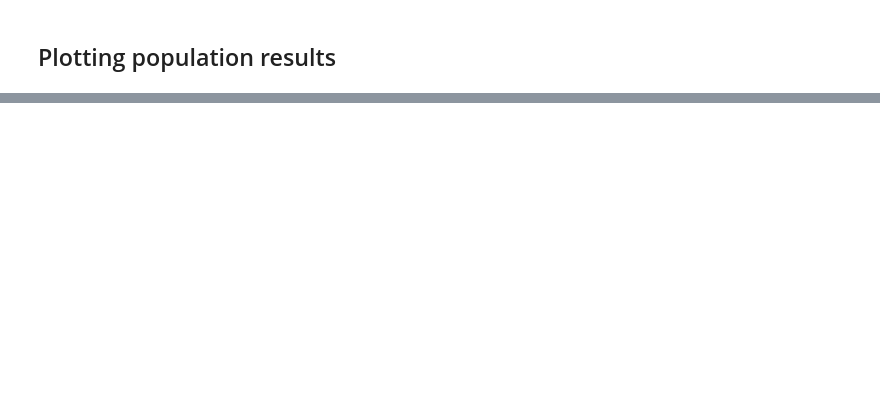
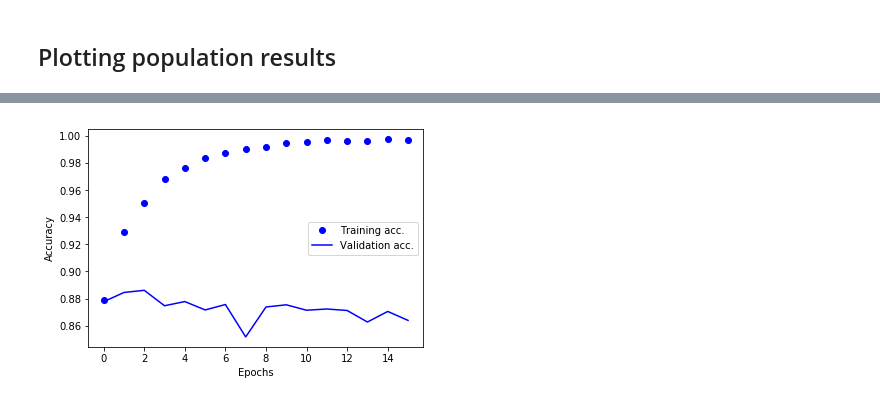
Before and after one commit to dylan-stark/pybt, a Jupyter notebook: notebooks/imdb.ipynb, the cells around one changed output, grey strips where cells are left out. Saved outputs shown, nothing was run; the diff lists cells and outputs as text; code cells hidden in the pictures; blank space fills up the shorter version.

```diff
--- a/notebooks/imdb.ipynb
+++ b/notebooks/imdb.ipynb
@@ -124,0 +217,4 @@ plt.show()
+# %%
+plot_member_acc(obs, 16).show()
+# %% [output]
+[figure, added]
```
Also changed, not shown: parts of 9 cells of this notebook, 2 other files.
